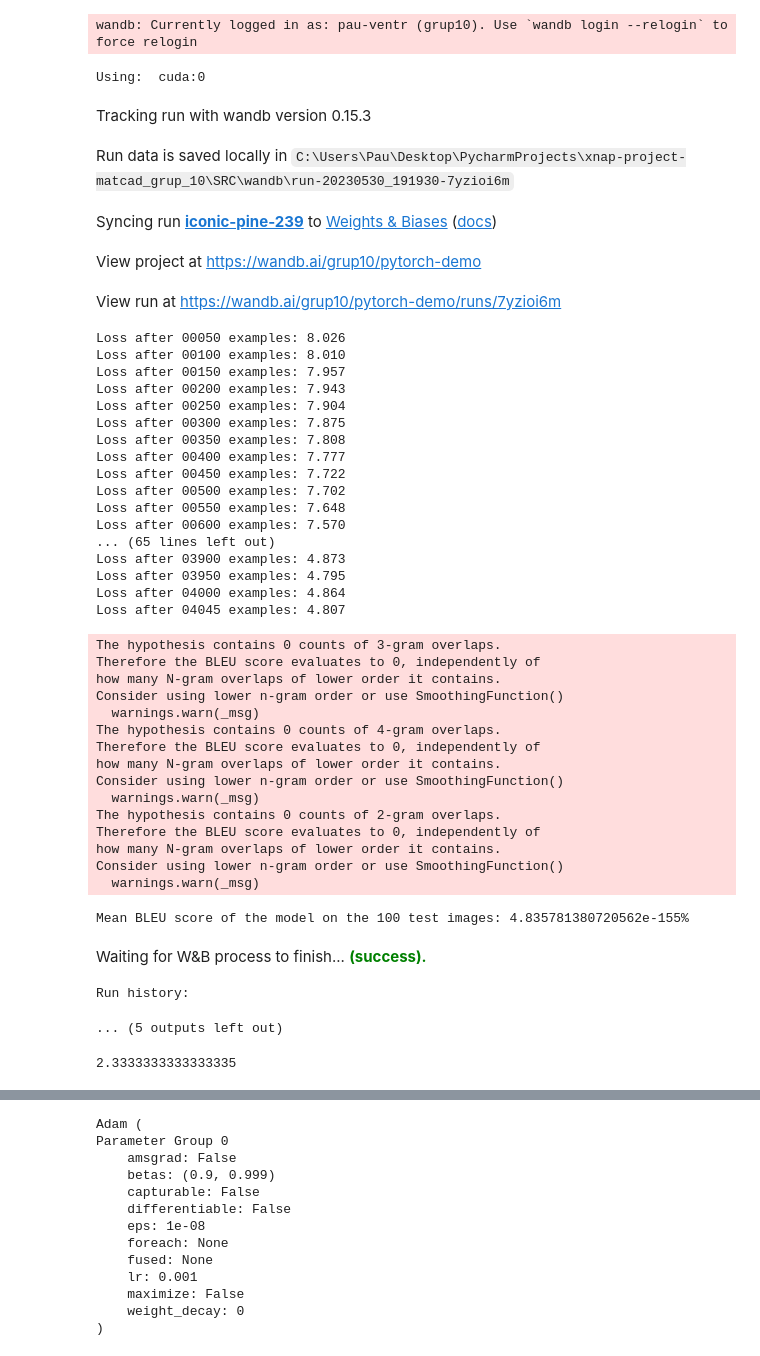
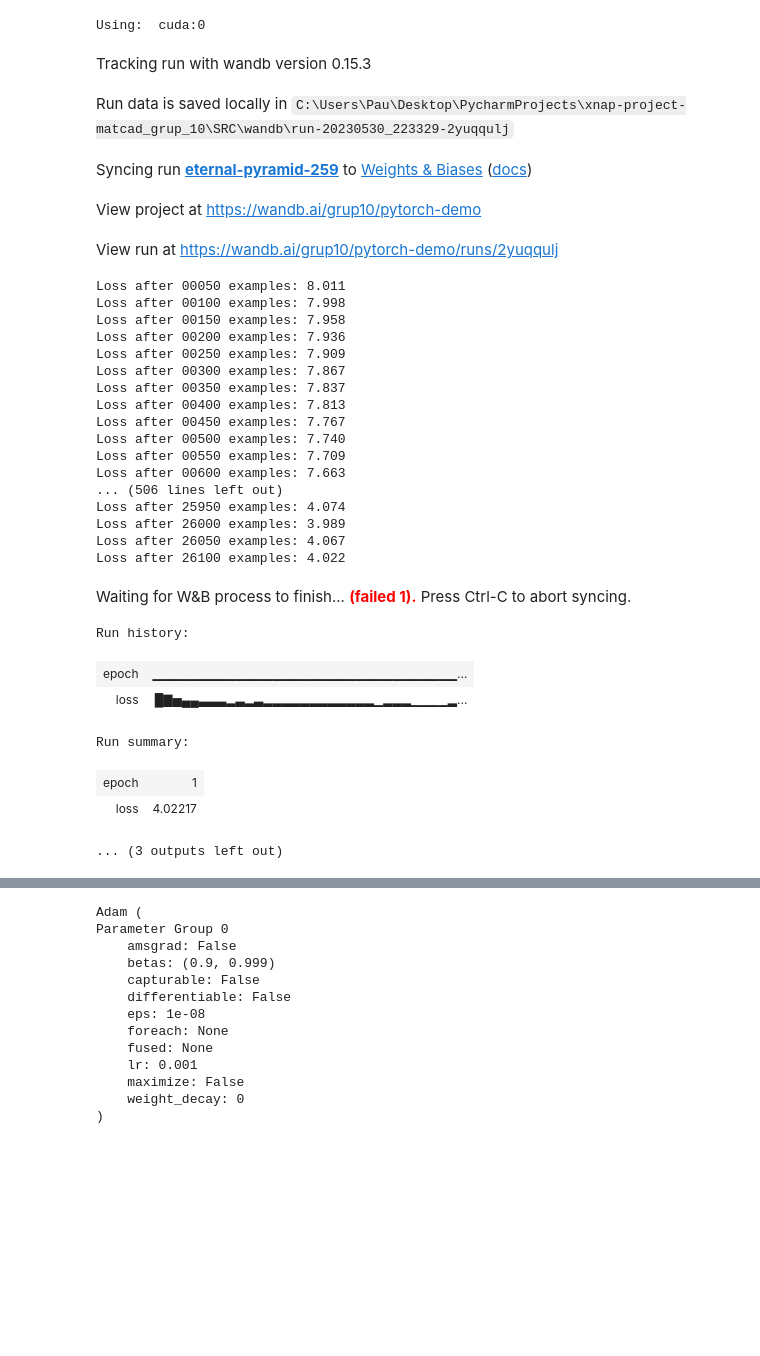
Before and after one commit to DCC-UAB/Image_Captioning, a Jupyter notebook: SRC/Movidas de pau.ipynb, the cells around one changed output, grey strips where cells are left out. Cells and saved outputs as stored; diff of their text form; code cells hidden in the pictures; blank space fills up the shorter version.

Commit message:
added models and criterions

```diff
--- a/SRC/Movidas de pau.ipynb
+++ b/SRC/Movidas de pau.ipynb
@@ -113,78 +113,62 @@ if __name__ == "__main__":
     ])
 
     DATA_LOCATION = '../data'
 
     config = dict(
         # Paths
         root_dir=DATA_LOCATION+"/Images",
         captions_file=DATA_LOCATION+"/captions.txt",
         DATA_LOCATION=DATA_LOCATION,
         save=True,
 
         # Training data
         epochs=1,
         batch_size=50,
-        train_size=0.1,
+        train_size=0.8,
 
         # Model data
         optimizer='Adam',
         criterion='CrossEntropy',
         learning_rate=0.0001,
         device=device,
-        encoder='ResNet50',
+        encoder='VGG',
         transforms=transforms,
         embed_size=300,
         attention_dim=256,
-        encoder_dim=2048,
+        encoder_dim= 512,  # GoogleNet 1024, RESNET/densenet: 2048
         decoder_dim=512,
     )
 
     model = model_pipeline(config)
 # %% [output]
-wandb: Currently logged in as: pau-ventr (grup10). Use `wandb login --relogin` to force relogin
+Using:  cuda:0
-Using:  cuda:0
 Tracking run with wandb version 0.15.3
-Run data is saved locally in C:\Users\Pau\Desktop\PycharmProjects\xnap-project-matcad_grup_10\SRC\wandb\run-20230530_191930-7yzioi6m
+Run data is saved locally in C:\Users\Pau\Desktop\PycharmProjects\xnap-project-matcad_grup_10\SRC\wandb\run-20230530_223329-2yuqqulj
-Syncing run iconic-pine-239 to Weights & Biases (docs)
+Syncing run eternal-pyramid-259 to Weights & Biases (docs)
 View project at https://wandb.ai/grup10/pytorch-demo
-View run at https://wandb.ai/grup10/pytorch-demo/runs/7yzioi6m
+View run at https://wandb.ai/grup10/pytorch-demo/runs/2yuqqulj
+Loss after 00050 examples: 8.011
+Loss after 00100 examples: 7.998
+Loss after 00150 examples: 7.958
+Loss after 00200 examples: 7.936
+Loss after 00250 examples: 7.909
+Loss after 00300 examples: 7.867
+Loss after 00350 examples: 7.837
+Loss after 00400 examples: 7.813
+Loss after 00450 examples: 7.767
+Loss after 00500 examples: 7.740
+Loss after 00550 examples: 7.709
+Loss after 00600 examples: 7.663
+... (506 lines left out)
+Loss after 25950 examples: 4.074
+Loss after 26000 examples: 3.989
+Loss after 26050 examples: 4.067
+Loss after 26100 examples: 4.022
+Waiting for W&B process to finish... (failed 1). Press Ctrl-C to abort syncing.
-Loss after 00050 examples: 8.026
-Loss after 00100 examples: 8.010
-Loss after 00150 examples: 7.957
-Loss after 00200 examples: 7.943
-Loss after 00250 examples: 7.904
-Loss after 00300 examples: 7.875
-Loss after 00350 examples: 7.808
-Loss after 00400 examples: 7.777
-Loss after 00450 examples: 7.722
-Loss after 00500 examples: 7.702
-Loss after 00550 examples: 7.648
-Loss after 00600 examples: 7.570
-... (65 lines left out)
-Loss after 03900 examples: 4.873
-Loss after 03950 examples: 4.795
-Loss after 04000 examples: 4.864
-Loss after 04045 examples: 4.807
+Run history:
+| epoch | ▁▁▁▁▁▁▁▁▁▁▁▁▁▁▁▁▁▁▁▁▁▁▁▁▁▁▁▁▁▁▁▁▁... |
+| loss | █▇▅▄▄▃▃▃▂▃▂▃▂▂▂▂▂▂▂▂▂▂▂▂▁▂▂▂▁▁▁▁▂... |
-The hypothesis contains 0 counts of 3-gram overlaps.
-Therefore the BLEU score evaluates to 0, independently of
-how many N-gram overlaps of lower order it contains.
-Consider using lower n-gram order or use SmoothingFunction()
-  warnings.warn(_msg)
-The hypothesis contains 0 counts of 4-gram overlaps.
-Therefore the BLEU score evaluates to 0, independently of
-how many N-gram overlaps of lower order it contains.
-Consider using lower n-gram order or use SmoothingFunction()
-  warnings.warn(_msg)
-The hypothesis contains 0 counts of 2-gram overlaps.
-Therefore the BLEU score evaluates to 0, independently of
-how many N-gram overlaps of lower order it contains.
-Consider using lower n-gram order or use SmoothingFunction()
-  warnings.warn(_msg)
+Run summary:
+| epoch | 1 |
+| loss | 4.02217 |
-Mean BLEU score of the model on the 100 test images: 4.835781380720562e-155%
+... (3 outputs left out)
-Waiting for W&B process to finish... (success).
-Run history:
-... (5 outputs left out)
-# %%
-np.mean([1,2,4])
-# %% [output]
-2.3333333333333335
```
Also changed, not shown: parts of 27 cells of this notebook, 2 other files.
